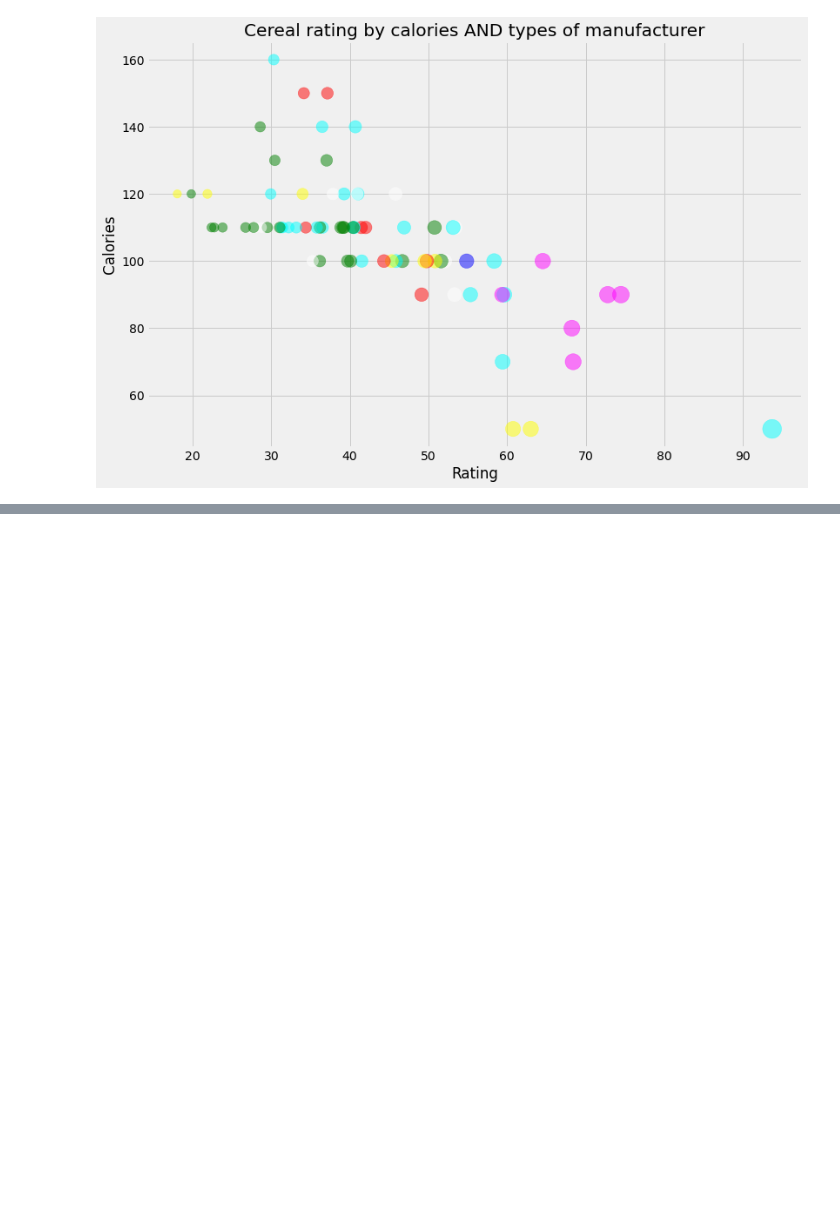
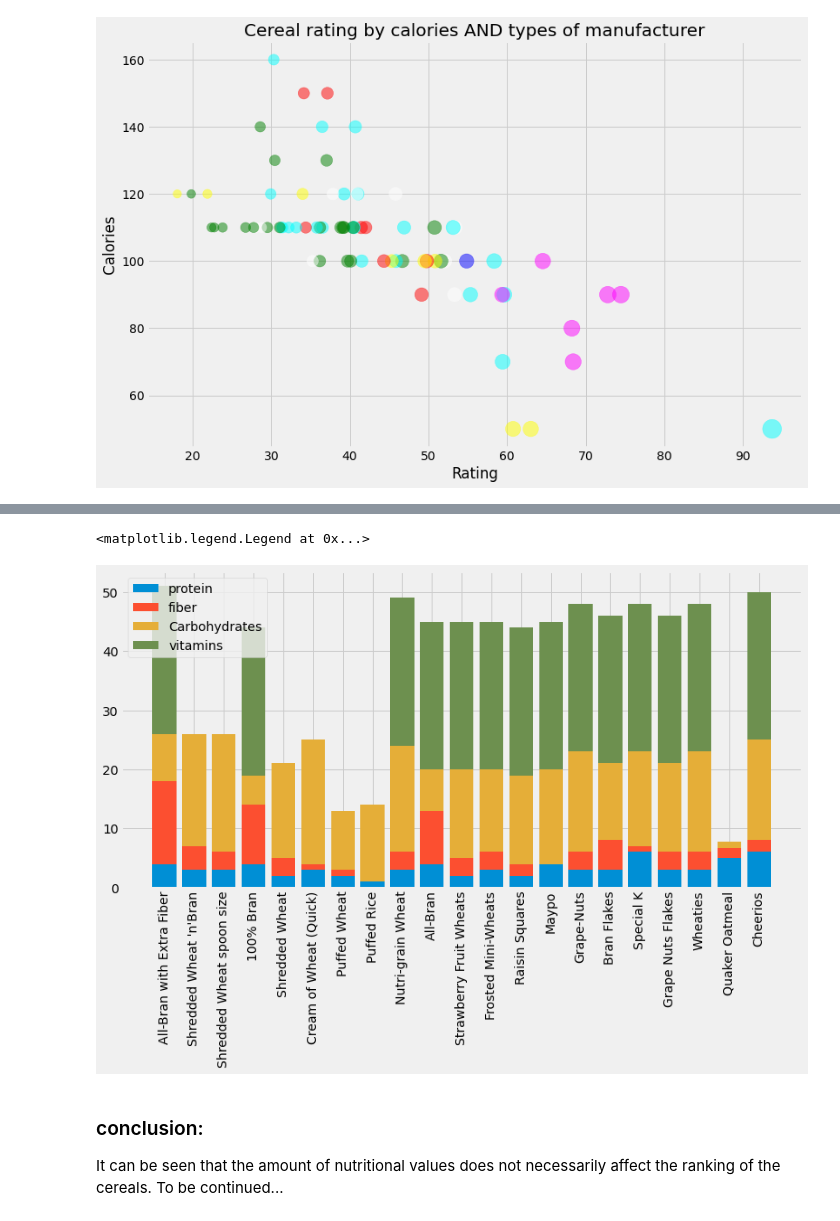
Before and after one commit to coralrubilar/CerealAnalysisInPython, a Jupyter notebook: Cereal.ipynb, the cells around one changed output, grey strips where cells are left out. Drawn from its saved outputs; the diff is of its cells as text; code cells hidden in the pictures; blank space fills up the shorter version.

```diff
--- a/Cereal.ipynb
+++ b/Cereal.ipynb
@@ -247,3 +247,6 @@ plt.ylabel('Calories')
 plt.show()
 # %% [output]
 [figure]
+# %%
+cereal_60plus =df[df['rating']>50]
+cereal_60plus
@@ -249,0 +271,16 @@ plt.show()
+# %%
+fig, ax = plt.subplots(figsize=(12, 6))
+ax.bar(cereal_60plus['name'], cereal_60plus['protein'],label='protein')
+ax.bar(cereal_60plus['name'], cereal_60plus['fiber'], bottom=cereal_60plus['protein'],label='fiber')
+ax.bar(cereal_60plus['name'], cereal_60plus['Carbohydrates'], bottom=cereal_60plus['protein']+cereal_60plus['fiber'],label='Carbohydrates')
+ax.bar(cereal_60plus['name'], cereal_60plus['vitamins'], bottom=cereal_60plus['protein']+cereal_60plus['fiber']+cereal_60plus['Carbohydrates'],label='vitamins')
+
+ax.set_xticklabels(cereal_60plus['name'],rotation=90)
+ax.legend()
+# %% [output]
+<matplotlib.legend.Legend at 0x...>
+[figure, added]
+# %% [markdown]
+### conclusion:
+It can be seen that the amount of nutritional values does not necessarily affect the ranking of the cereals.
+To be continued...
```
Also changed, not shown: parts of 2 cells of this notebook.
